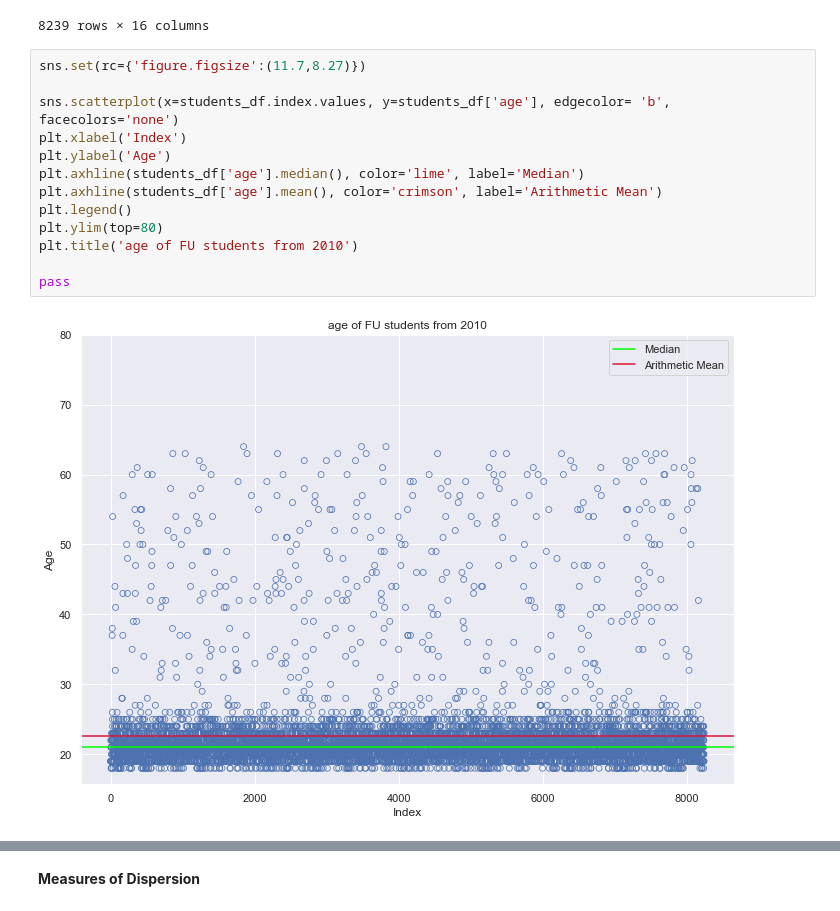
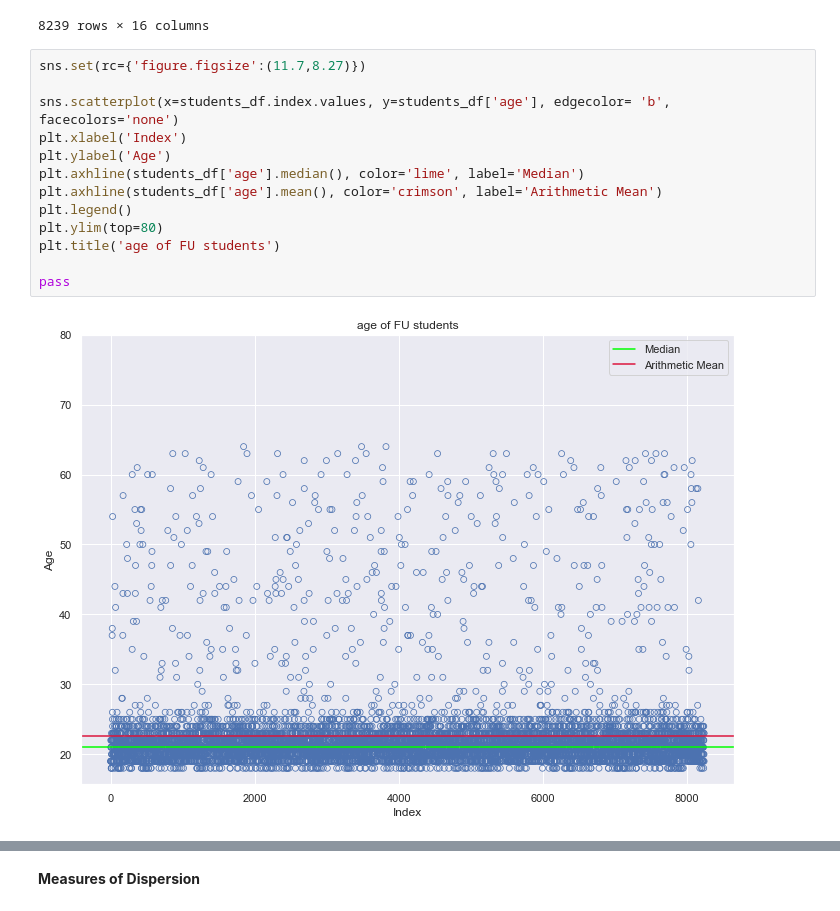
Before and after one commit to parbasu/statistics, a Jupyter notebook: basics_of_statistics/Notes_1.ipynb, the cells around one changed output, grey strips where cells are left out. Cells and saved outputs as stored; diff of their text form.

```diff
--- a/basics_of_statistics/Notes_1.ipynb
+++ b/basics_of_statistics/Notes_1.ipynb
@@ -97,16 +97,16 @@ students_df
 # %%
 sns.set(rc={'figure.figsize':(11.7,8.27)})
 
 sns.scatterplot(x=students_df.index.values, y=students_df['age'], edgecolor= 'b', facecolors='none')
 plt.xlabel('Index')
 plt.ylabel('Age')
 plt.axhline(students_df['age'].median(), color='lime', label='Median')
 plt.axhline(students_df['age'].mean(), color='crimson', label='Arithmetic Mean')
 plt.legend()
 plt.ylim(top=80)
-plt.title('age of FU students from 2010')
+plt.title('age of FU students')
 
 pass
 # %% [output]
-[figure, old version]
+[figure, new version]
 # %% [markdown]
```
Also changed, not shown: parts of 6 cells of this notebook.
